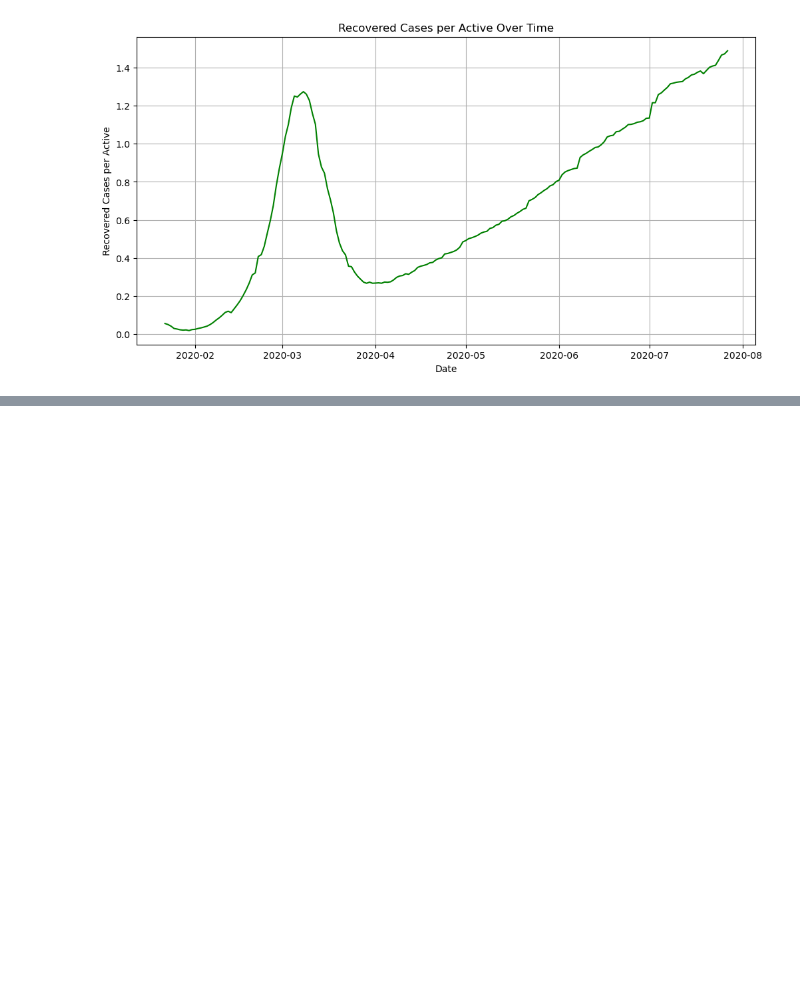
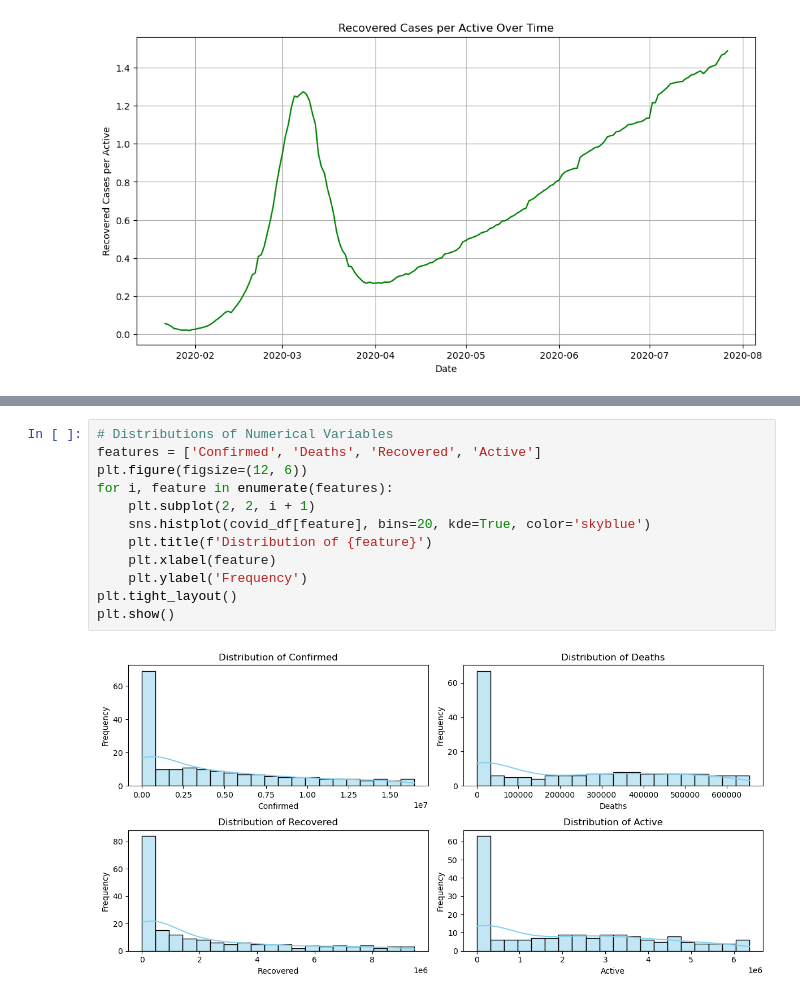
Before and after one commit to CJSuarez129/final_project, a Jupyter notebook: Machine_Learning_COVID.ipynb, the cells around one changed output, grey strips where cells are left out. Drawn from its saved outputs; the diff is of its cells as text; blank space fills up the shorter version.

```diff
--- a/Machine_Learning_COVID.ipynb
+++ b/Machine_Learning_COVID.ipynb
@@ -442,0 +469,14 @@ plt.show()
+# %%
+# Distributions of Numerical Variables
+features = ['Confirmed', 'Deaths', 'Recovered', 'Active']
+plt.figure(figsize=(12, 6))
+for i, feature in enumerate(features):
+    plt.subplot(2, 2, i + 1)
+    sns.histplot(covid_df[feature], bins=20, kde=True, color='skyblue')
+    plt.title(f'Distribution of {feature}')
+    plt.xlabel(feature)
+    plt.ylabel('Frequency')
+plt.tight_layout()
+plt.show()
+# %% [output]
+[figure, added]
```
Also changed, not shown: parts of 4 cells of this notebook.
